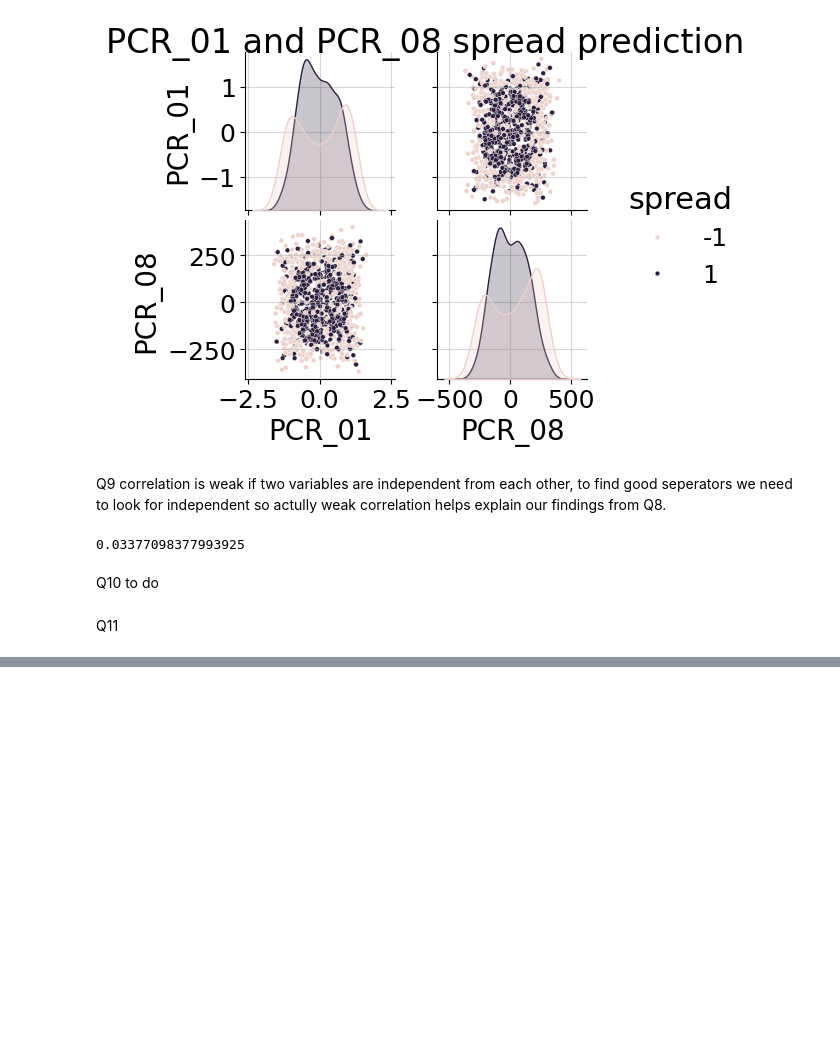
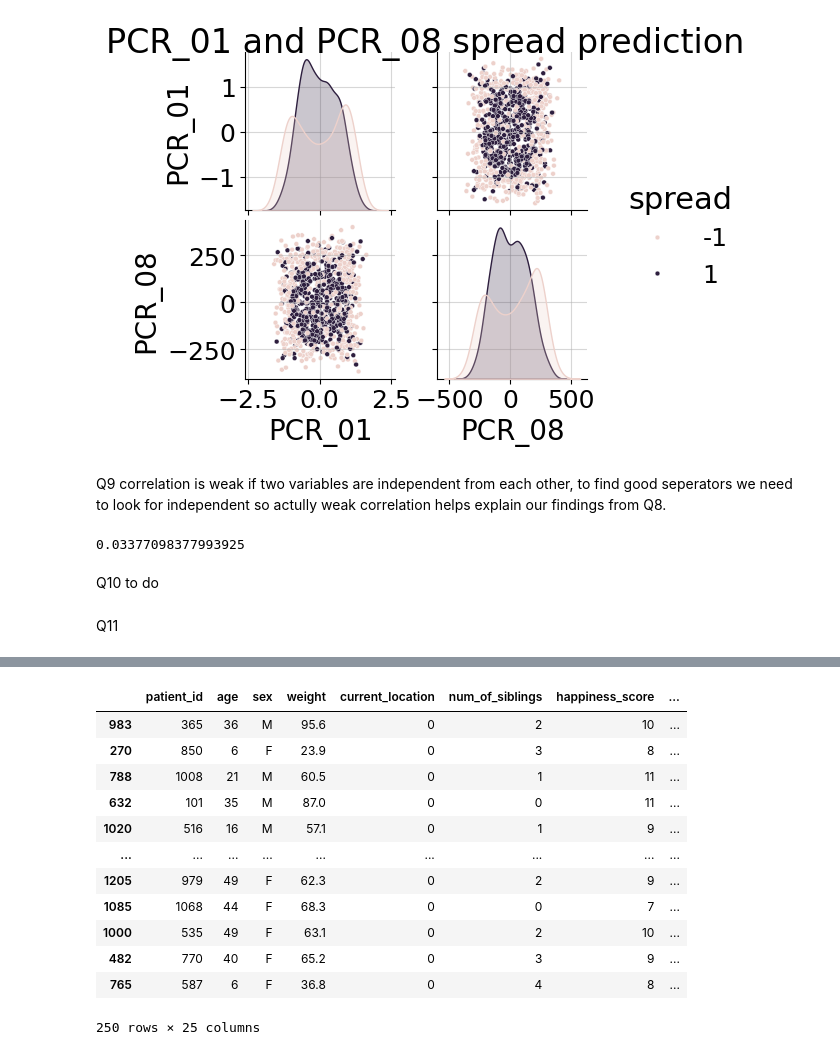
Before and after one commit to Shayshoon/ML_1, a Jupyter notebook: HW1_template.ipynb, the cells around one changed output, grey strips where cells are left out. Drawn from its saved outputs; the diff is of its cells as text; code cells hidden in the pictures; blank space fills up the shorter version.

```diff
--- a/HW1_template.ipynb
+++ b/HW1_template.ipynb
@@ -378,0 +424,4 @@ visualize_clf(h, Xtrain, Ytrain, title='title', xlabel='x', ylabel='y')
+# %%
+train_df['SpecialProperty'] = train_df['blood_type'].isin(["O+", "B+"])
+test_df['SpecialProperty'] = test_df['blood_type'].isin(["O+", "B+"])
+train_df[['blood_type', 'SpecialProperty']]
@@ -378,0 +442,17 @@ visualize_clf(h, Xtrain, Ytrain, title='title', xlabel='x', ylabel='y')
+# %%
+train_df.drop(columns=['blood_type'])
+test_df.drop(columns=['blood_type'])
+# %% [output]
+|  | patient_id | age | sex | weight | current_location | num_of_siblings | happiness_score | ... |
+| 983 | 365 | 36 | M | 95.6 | 0 | 2 | 10 | ... |
+| 270 | 850 | 6 | F | 23.9 | 0 | 3 | 8 | ... |
+| 788 | 1008 | 21 | M | 60.5 | 0 | 1 | 11 | ... |
+| 632 | 101 | 35 | M | 87.0 | 0 | 0 | 11 | ... |
+| 1020 | 516 | 16 | M | 57.1 | 0 | 1 | 9 | ... |
+| ... | ... | ... | ... | ... | ... | ... | ... | ... |
+| 1205 | 979 | 49 | F | 62.3 | 0 | 2 | 9 | ... |
+| 1085 | 1068 | 44 | F | 68.3 | 0 | 0 | 7 | ... |
+| 1000 | 535 | 49 | F | 63.1 | 0 | 2 | 10 | ... |
+| 482 | 770 | 40 | F | 65.2 | 0 | 3 | 9 | ... |
+| 765 | 587 | 6 | F | 36.8 | 0 | 4 | 8 | ... |
+250 rows × 25 columns
```
Also changed, not shown: parts of 9 cells of this notebook.
